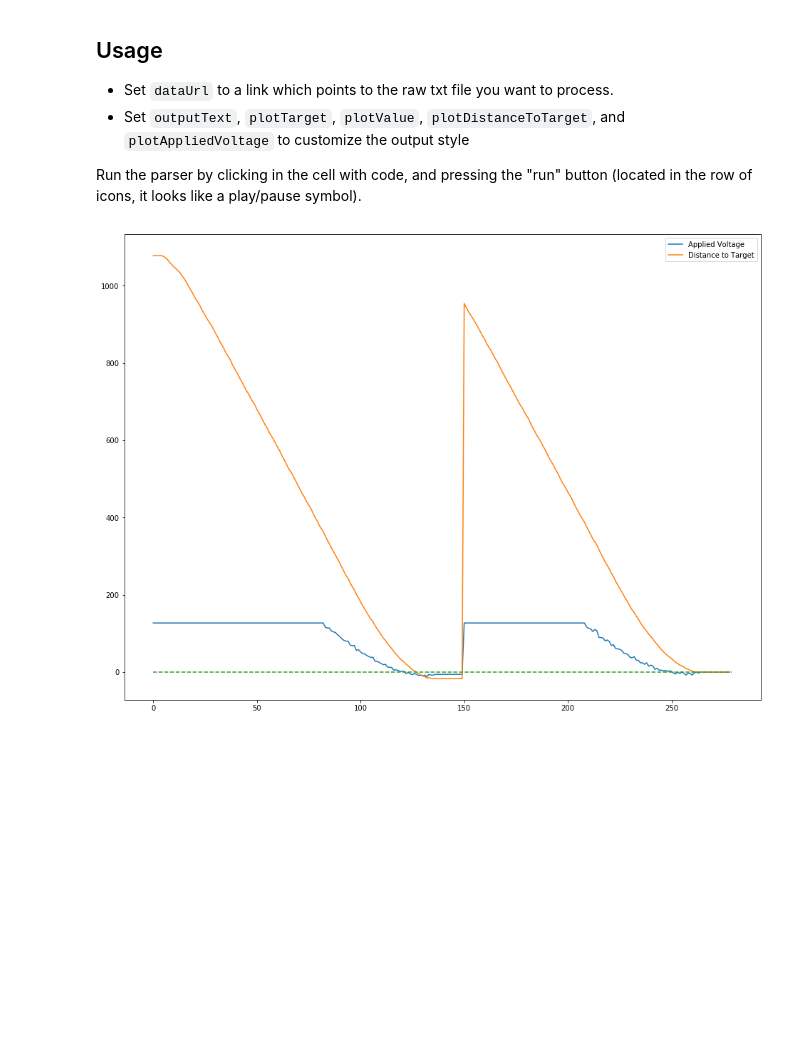
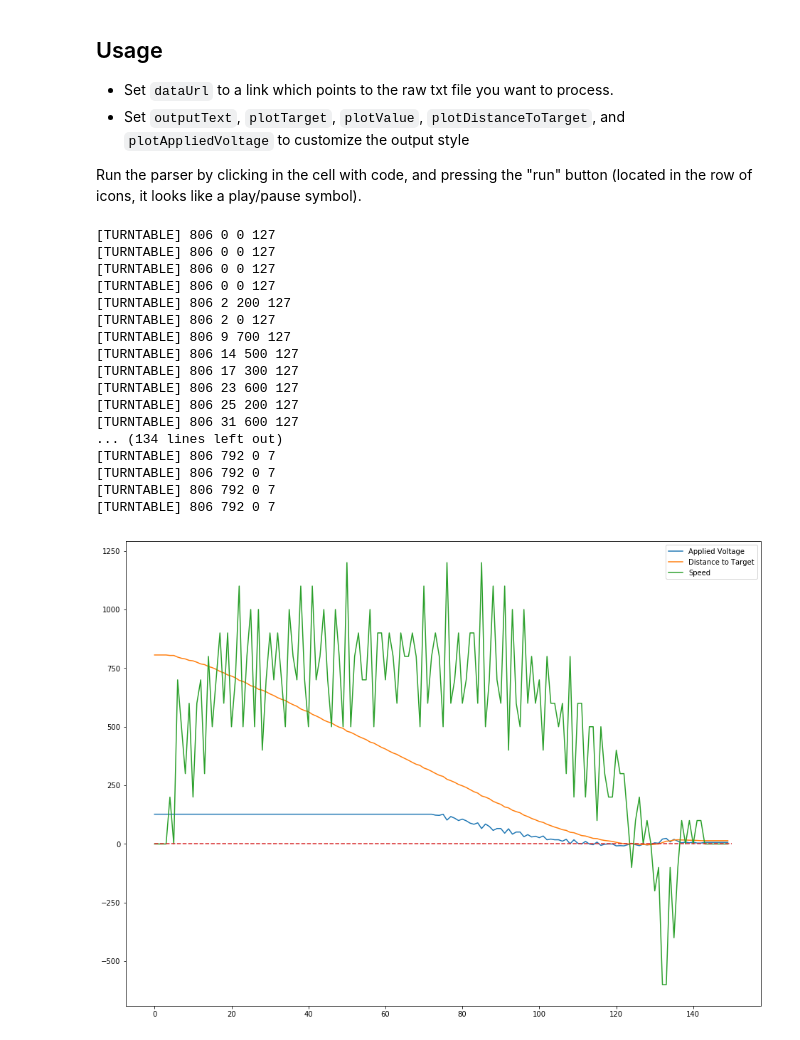
Before and after one commit to PARobotics/Analyzer, a Jupyter notebook: 2017-2018/Turntable Control.ipynb, the cells around one changed output. Cells and saved outputs as stored; diff of their text form; code cells hidden in the pictures; blank space fills up the shorter version.

```diff
--- a/2017-2018/Turntable Control.ipynb
+++ b/2017-2018/Turntable Control.ipynb
@@ -14,14 +14,14 @@ import urllib.request
 import numpy as np
 import matplotlib.pyplot as plt
 
-dataUrl = "https://raw.githubusercontent.com/PARobotics/Analysis-Data/master/2017-2018/August/10/Turntable/5.txt"
-outputText = False
+dataUrl = "https://raw.githubusercontent.com/PARobotics/Analysis-Data/master/2017-2018/September/29/3.txt"
+outputText = True
 
 plotTarget = 0
 plotValue = 0
 plotDistanceToTarget = 1
 plotAppliedVoltage = 1
-plotSpeed = 0
+plotSpeed = 1
 
 lines = []
 
@@ -36,31 +36,48 @@ for line in s:
         line = line.replace("[TURNTABLE] ", "")
         lines.append(line)
 
 plt.figure(figsize = (16,12))
 
 target = []
 value = []
 appliedVoltage = []
 distanceToTarget = []
 speed = []
 
 for line in lines:
     line = line.replace("\r", "").split(" ")
     if plotTarget and len(line[0]) <= 5 and len(line[0]) > 0: target.append(int(line[0]))
     if plotValue and len(line[1]) <= 5 and len(line[1]) > 0: value.append(int(line[1]))
     if plotSpeed and len(line[2]) <= 5 and len(line[2]) > 0: speed.append(int(line[2]))
     if plotAppliedVoltage and len(line[3]) <= 3 and len(line[3]) > 0: appliedVoltage.append(int(line[3]))
     if plotDistanceToTarget and len(line[1]) <= 5 and len(line[0]) <= 5 and len(line[0]) > 0 and len(line[1]) > 0: distanceToTarget.append(int(line[0]) - int(line[1]))
 
 if plotTarget: plt.plot(target, label = "Target Value")
 if plotValue: plt.plot(value, label = "Actual Value")
 if plotAppliedVoltage: plt.plot(appliedVoltage, label = "Applied Voltage")
 if plotDistanceToTarget: plt.plot(distanceToTarget, label = "Distance to Target")
 if plotSpeed: plt.plot(speed, label = "Speed")
 
 plt.plot([0, len(lines)], [0, 0], "--")
 
 plt.legend()
 plt.show()
 # %% [output]
+[TURNTABLE] 806 0 0 127
+[TURNTABLE] 806 0 0 127
+[TURNTABLE] 806 0 0 127
+[TURNTABLE] 806 0 0 127
+[TURNTABLE] 806 2 200 127
+[TURNTABLE] 806 2 0 127
+[TURNTABLE] 806 9 700 127
+[TURNTABLE] 806 14 500 127
+[TURNTABLE] 806 17 300 127
+[TURNTABLE] 806 23 600 127
+[TURNTABLE] 806 25 200 127
+[TURNTABLE] 806 31 600 127
+... (134 lines left out)
+[TURNTABLE] 806 792 0 7
+[TURNTABLE] 806 792 0 7
+[TURNTABLE] 806 792 0 7
+[TURNTABLE] 806 792 0 7
-[figure, old version]
+[figure, new version]
```
